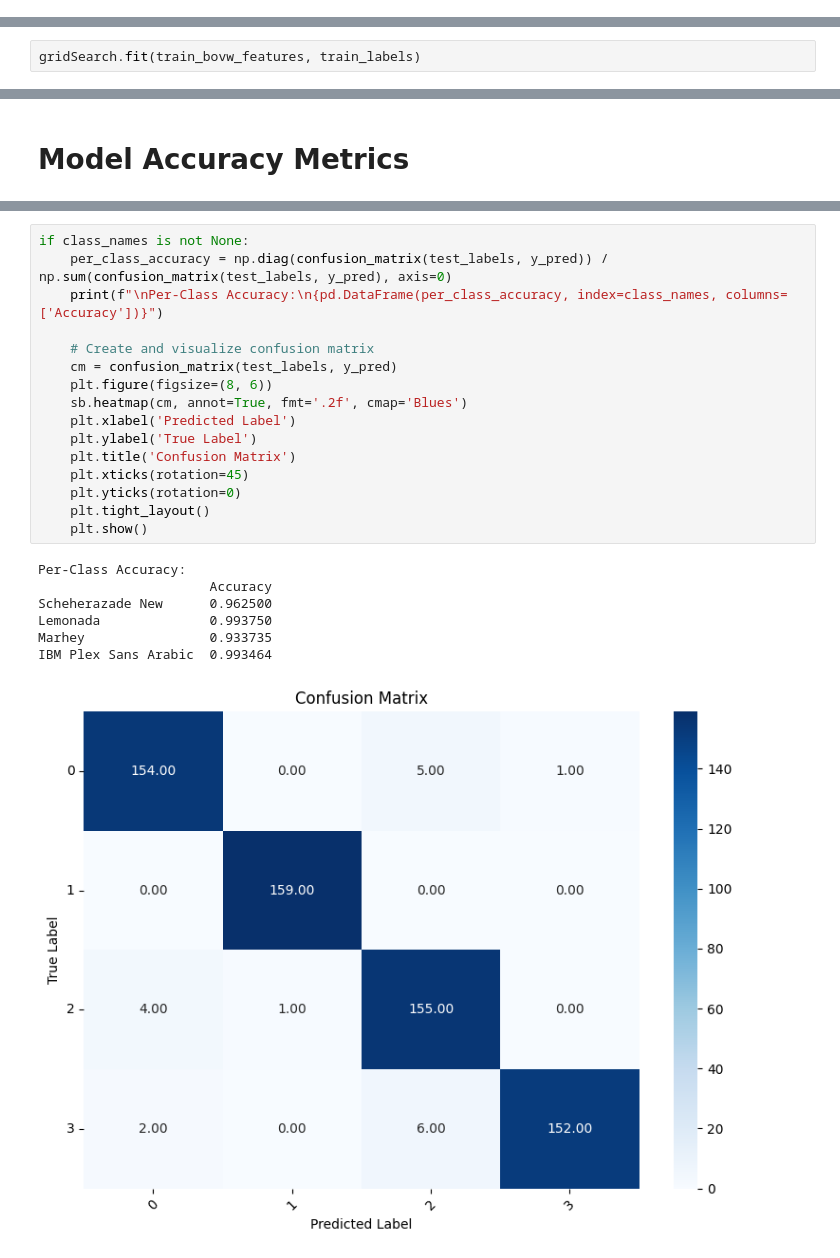
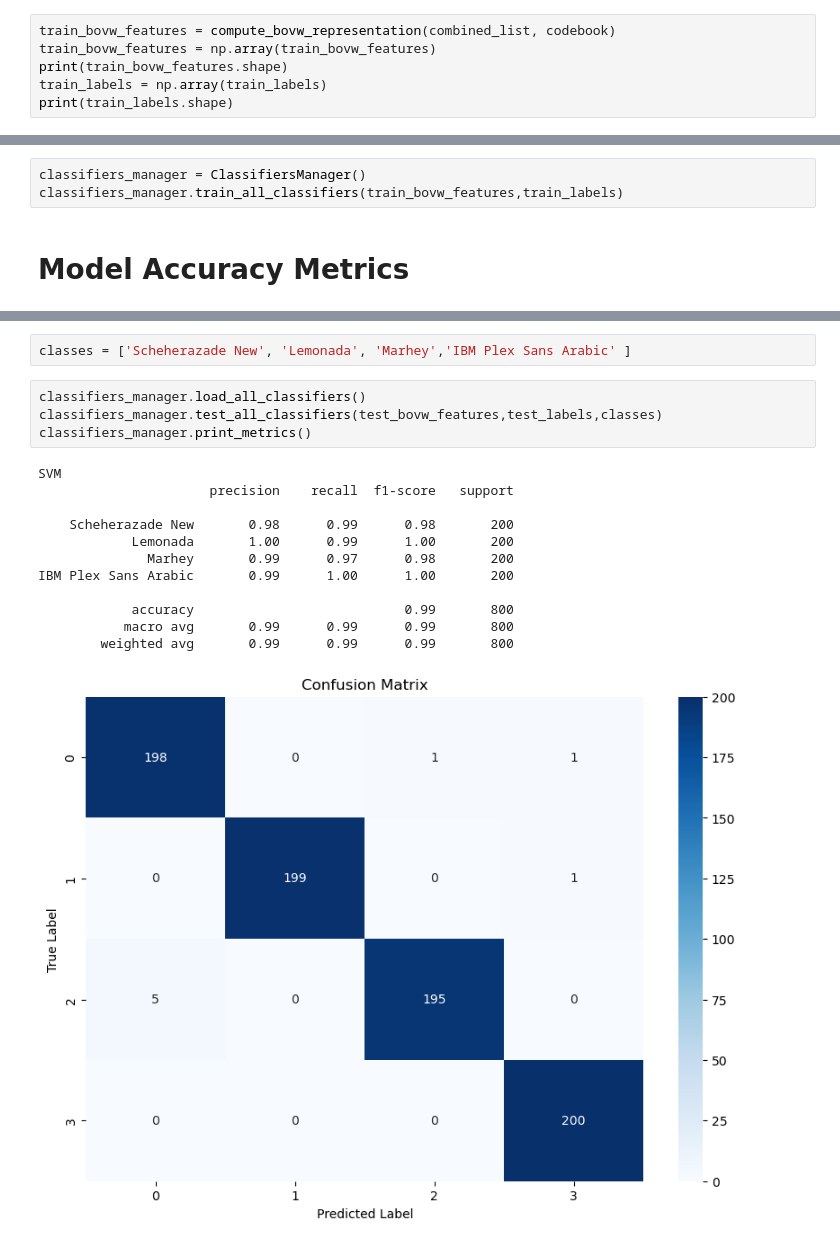
Before and after one commit to Omar-Said-4/Arabic_OFR, a Jupyter notebook: trials/SIFT NO VOTES/SIFT.ipynb, the cells around one changed output, grey strips where cells are left out. Cells and saved outputs as stored; diff of their text form.

```diff
--- a/trials/SIFT NO VOTES/SIFT.ipynb
+++ b/trials/SIFT NO VOTES/SIFT.ipynb
@@ -163,0 +179,6 @@ train_bovw_features = compute_bovw_representation(combined_list, codebook)
+# %%
+train_bovw_features = compute_bovw_representation(combined_list, codebook)
+train_bovw_features = np.array(train_bovw_features)
+print(train_bovw_features.shape)
+train_labels = np.array(train_labels)
+print(train_labels.shape)
@@ -225,2 +240,0 @@ print(len(train_labels))
-# %%
-gridSearch.fit(train_bovw_features, train_labels)
@@ -251,2 +241,5 @@ joblib.dump(gridSearch, 'model.pkl')
+# %%
+classifiers_manager = ClassifiersManager()
+classifiers_manager.train_all_classifiers(train_bovw_features,train_labels)
 # %% [markdown]
 # Model Accuracy Metrics
@@ -274,24 +246,19 @@ Total Accuracy: 97.0266
-# %%
-if class_names is not None:
-    per_class_accuracy = np.diag(confusion_matrix(test_labels, y_pred)) / np.sum(confusion_matrix(test_labels, y_pred), axis=0)
-    print(f"\nPer-Class Accuracy:\n{pd.DataFrame(per_class_accuracy, index=class_names, columns=['Accuracy'])}")
-
-    # Create and visualize confusion matrix
-    cm = confusion_matrix(test_labels, y_pred)
-    plt.figure(figsize=(8, 6))
-    sb.heatmap(cm, annot=True, fmt='.2f', cmap='Blues')
-    plt.xlabel('Predicted Label')
-    plt.ylabel('True Label')
-    plt.title('Confusion Matrix')
-    plt.xticks(rotation=45)
-    plt.yticks(rotation=0)
-    plt.tight_layout()
-    plt.show()
-# %% [output]
-Per-Class Accuracy:
-                      Accuracy
-Scheherazade New      0.962500
-Lemonada              0.993750
-Marhey                0.933735
-IBM Plex Sans Arabic  0.993464
-[figure, removed]
+# %%
+classes = ['Scheherazade New', 'Lemonada', 'Marhey','IBM Plex Sans Arabic' ]
+# %%
+classifiers_manager.load_all_classifiers()
+classifiers_manager.test_all_classifiers(test_bovw_features,test_labels,classes)
+classifiers_manager.print_metrics()
+# %% [output]
+SVM
+                      precision    recall  f1-score   support
+
+    Scheherazade New       0.98      0.99      0.98       200
+            Lemonada       1.00      0.99      1.00       200
+              Marhey       0.99      0.97      0.98       200
+IBM Plex Sans Arabic       0.99      1.00      1.00       200
+
+            accuracy                           0.99       800
+           macro avg       0.99      0.99      0.99       800
+        weighted avg       0.99      0.99      0.99       800
+[figure, added]
```
Also changed, not shown: parts of 29 cells of this notebook, 45 other files.
